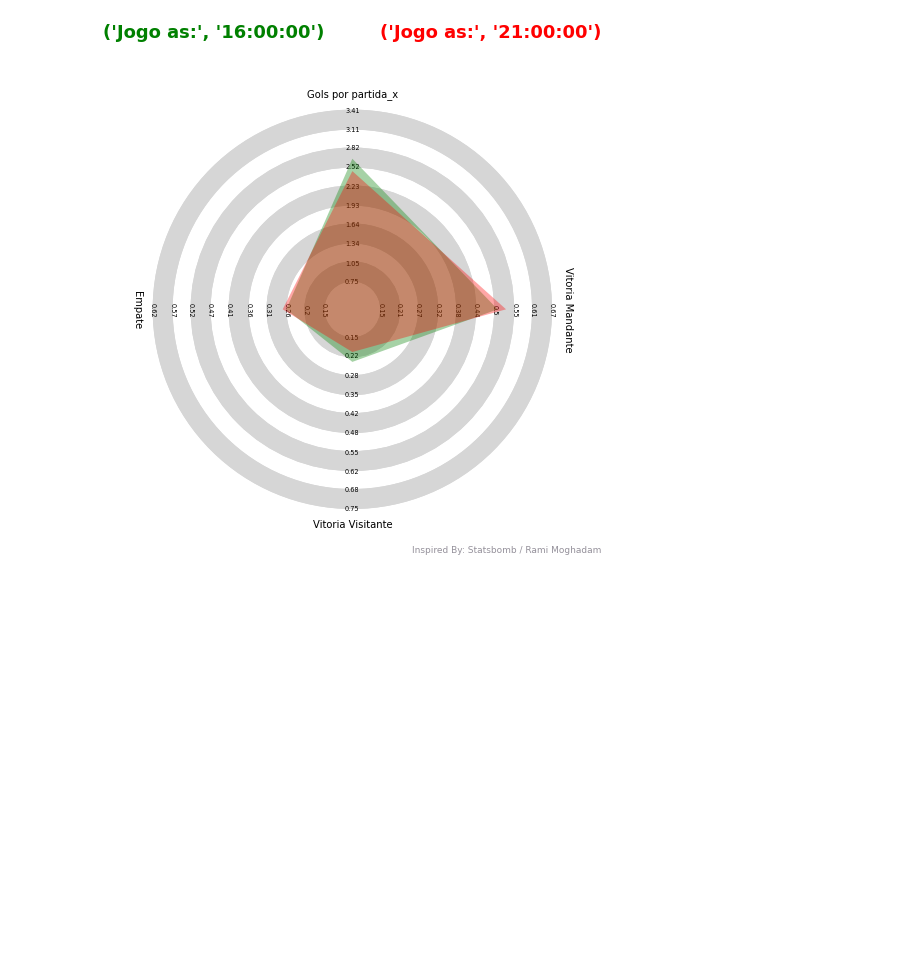
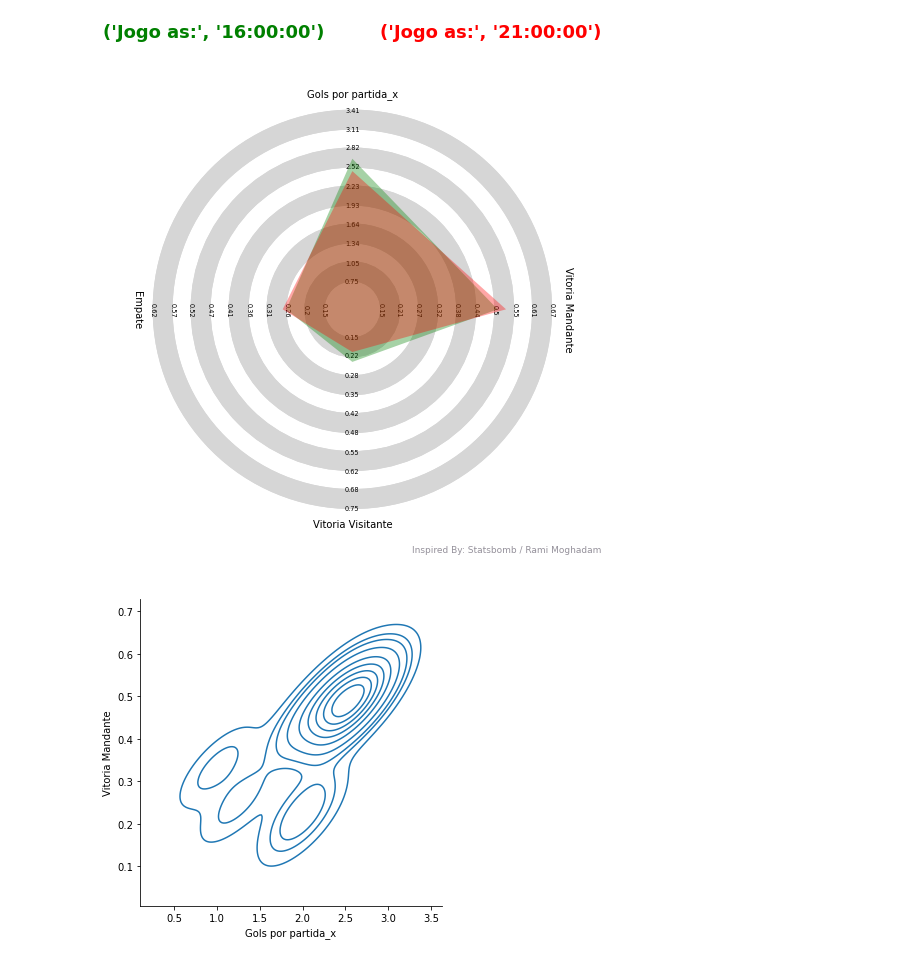
Before and after one commit to victortaouil/Estudos_BI, a Jupyter notebook: Camp_Brasileiro_Analises.ipynb, the cells around one changed output. Saved outputs shown, nothing was run; the diff lists cells and outputs as text; code cells hidden in the pictures; blank space fills up the shorter version.

```diff
--- a/Camp_Brasileiro_Analises.ipynb
+++ b/Camp_Brasileiro_Analises.ipynb
@@ -254,3 +259,13 @@ fig,ax = radar.plot_radar(ranges = ranges, params = params , values = values ,
 radar_color = ['green','red'], alphas = [0.35, 0.35], title = title, compare = True)
 # %% [output]
 [figure]
+# %%
+#Vamos entender um pouco melhor a relaçao entre Vitoria do mandante e totalidade de gols na partida.
+
+df5.head()
+
+sns.displot( data = df5, x = df5['Gols por partida_x'], y = df5['Vitoria Mandante'], kind = 'kde')
+
+plt.show()
+# %% [output]
+[figure, added]
```
Also changed, not shown: parts of 4 cells of this notebook.
